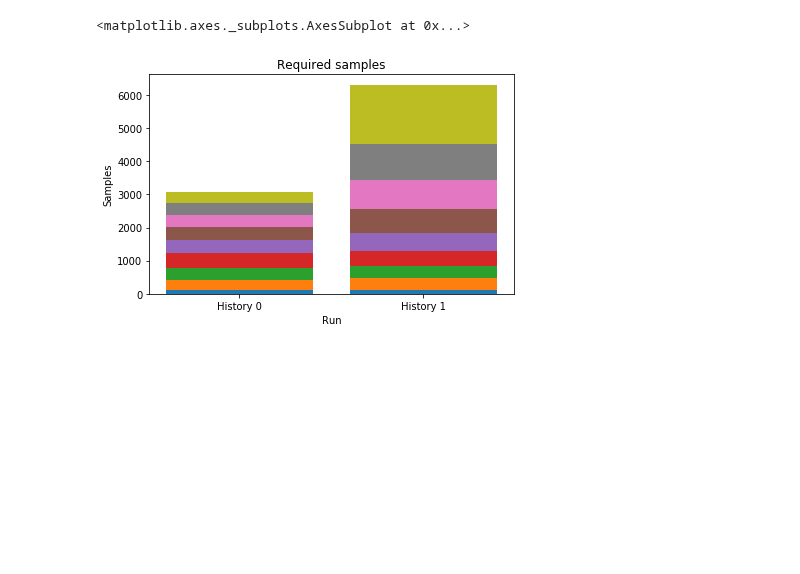
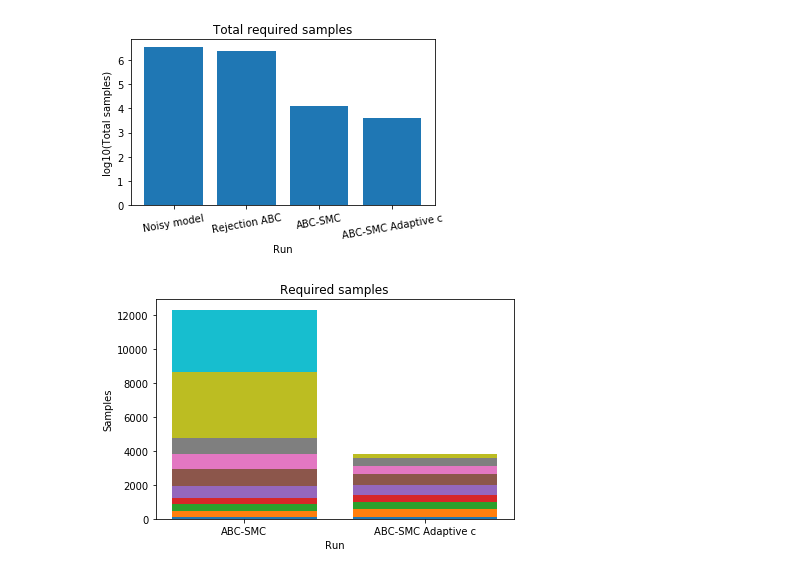
Before and after one commit to yannikschaelte/Study-ABC-Noise, a Jupyter notebook: study_abc_noise/compare_methods/cr.ipynb, the cells around one changed output. Drawn from its saved outputs; the diff is of its cells as text; code cells hidden in the pictures; blank space fills up the shorter version.

```diff
--- a/study_abc_noise/compare_methods/cr.ipynb
+++ b/study_abc_noise/compare_methods/cr.ipynb
@@ -114,11 +145,20 @@ h_badc = abc.run(m)
 # %%
-h = pyabc.History("sqlite:///h_gaussian.db")
-h_badc = pyabc.History("sqlite:///h_gaussian_badc.db")
-h_rejection = pyabc.History("sqlite:///h_gaussian_rejection.db")
+h = pyabc.History("sqlite:///h_cr.db")
+h_noisy_model = pyabc.History("sqlite:///h_cr_noisy_model.db")
+h_badc = pyabc.History("sqlite:///h_cr_badc.db")
+h_rejection = pyabc.History("sqlite:///h_cr_rejection_badc.db")
 
-histories = [h_rejection, h_badc, h]
-labels = ["Rejection ABC", "ABC-SMC", "ABC-SMC Adaptive c"]
-pyabc.visualization.plot_sample_numbers(histories)
+histories = [h_noisy_model, h_rejection, h_badc, h]
+labels = ["Noisy model", "Rejection ABC", "ABC-SMC", "ABC-SMC Adaptive c"]
+pyabc.visualization.plot_total_sample_numbers(histories, labels, yscale='log10', rotation=10)
+plt.gcf().set_size_inches((5,3.5))
+plt.tight_layout()
+plt.savefig("total_samples.svg", format='svg')
+
+pyabc.visualization.plot_sample_numbers([h_badc, h], ["ABC-SMC", "ABC-SMC Adaptive c"])
+plt.gcf().set_size_inches((6,4))
+plt.tight_layout()
+plt.savefig("total_samples_adaptive_c.svg", format='svg')
 # %% [output]
-<matplotlib.axes._subplots.AxesSubplot at 0x...>
-[figure, old version]
+[figure, new version]
+[figure, added]
```
Also changed, not shown: parts of 8 cells of this notebook, 6 other files.
